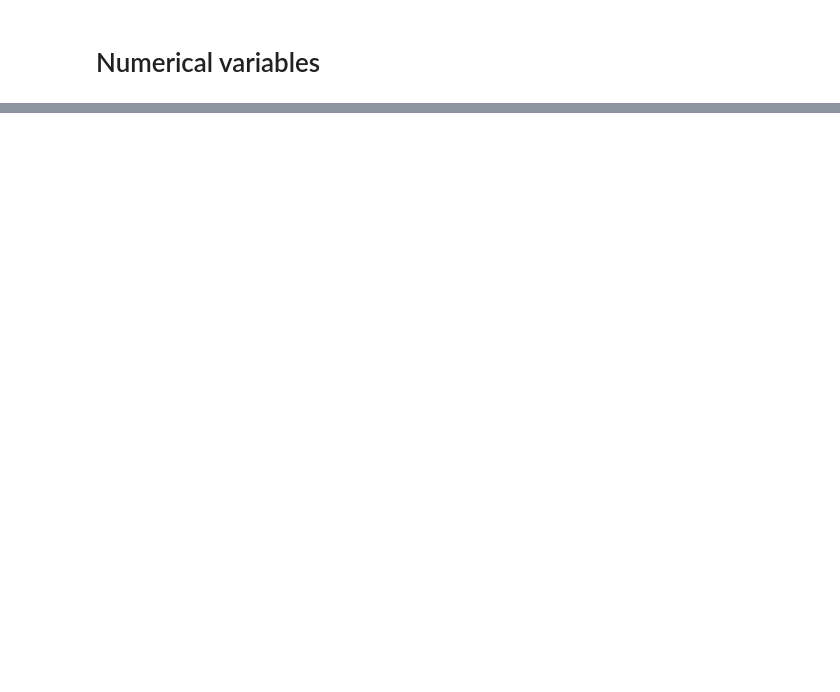
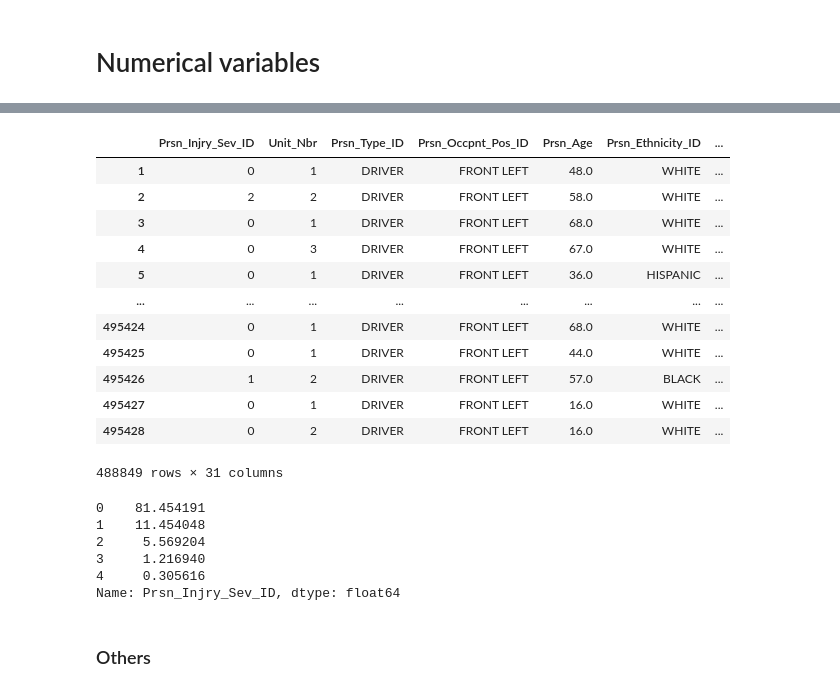
Before and after one commit to duonghung86/Fatality-crashes, a Jupyter notebook: Codes/VCA_ID_1_Data exploring and wrangling.ipynb, the cells around one changed output, grey strips where cells are left out. Drawn from its saved outputs; the diff is of its cells as text; code cells hidden in the pictures; blank space fills up the shorter version.

```diff
--- a/Codes/VCA_ID_1_Data exploring and wrangling.ipynb
+++ b/Codes/VCA_ID_1_Data exploring and wrangling.ipynb
@@ -77,0 +196,3 @@ At_Intrsct_Fl
+# %%
+sever_map={'NOT INJURED':0, 'NON-INCAPACITATING INJURY':2,
+       'INCAPACITATING INJURY':3, 'POSSIBLE INJURY':1, 'KILLED':4}
@@ -78,2 +219,27 @@ At_Intrsct_Fl
 # %%
-df_final=df.copy()
+df_final
+# %% [output]
+|  | Prsn_Injry_Sev_ID | Unit_Nbr | Prsn_Type_ID | Prsn_Occpnt_Pos_ID | Prsn_Age | Prsn_Ethnicity_ID | ... |
+| 1 | 0 | 1 | DRIVER | FRONT LEFT | 48.0 | WHITE | ... |
+| 2 | 2 | 2 | DRIVER | FRONT LEFT | 58.0 | WHITE | ... |
+| 3 | 0 | 1 | DRIVER | FRONT LEFT | 68.0 | WHITE | ... |
+| 4 | 0 | 3 | DRIVER | FRONT LEFT | 67.0 | WHITE | ... |
+| 5 | 0 | 1 | DRIVER | FRONT LEFT | 36.0 | HISPANIC | ... |
+| ... | ... | ... | ... | ... | ... | ... | ... |
+| 495424 | 0 | 1 | DRIVER | FRONT LEFT | 68.0 | WHITE | ... |
+| 495425 | 0 | 1 | DRIVER | FRONT LEFT | 44.0 | WHITE | ... |
+| 495426 | 1 | 2 | DRIVER | FRONT LEFT | 57.0 | BLACK | ... |
+| 495427 | 0 | 1 | DRIVER | FRONT LEFT | 16.0 | WHITE | ... |
+| 495428 | 0 | 2 | DRIVER | FRONT LEFT | 16.0 | WHITE | ... |
+488849 rows × 31 columns
+# %%
+print(df_final['Prsn_Injry_Sev_ID'].value_counts()/N*100)
+# %% [output]
+0    81.454191
+1    11.454048
+2     5.569204
+3     1.216940
+4     0.305616
+Name: Prsn_Injry_Sev_ID, dtype: float64
+# %% [markdown]
+### Others
```
Also changed, not shown: parts of 43 cells of this notebook, 2 other files.
